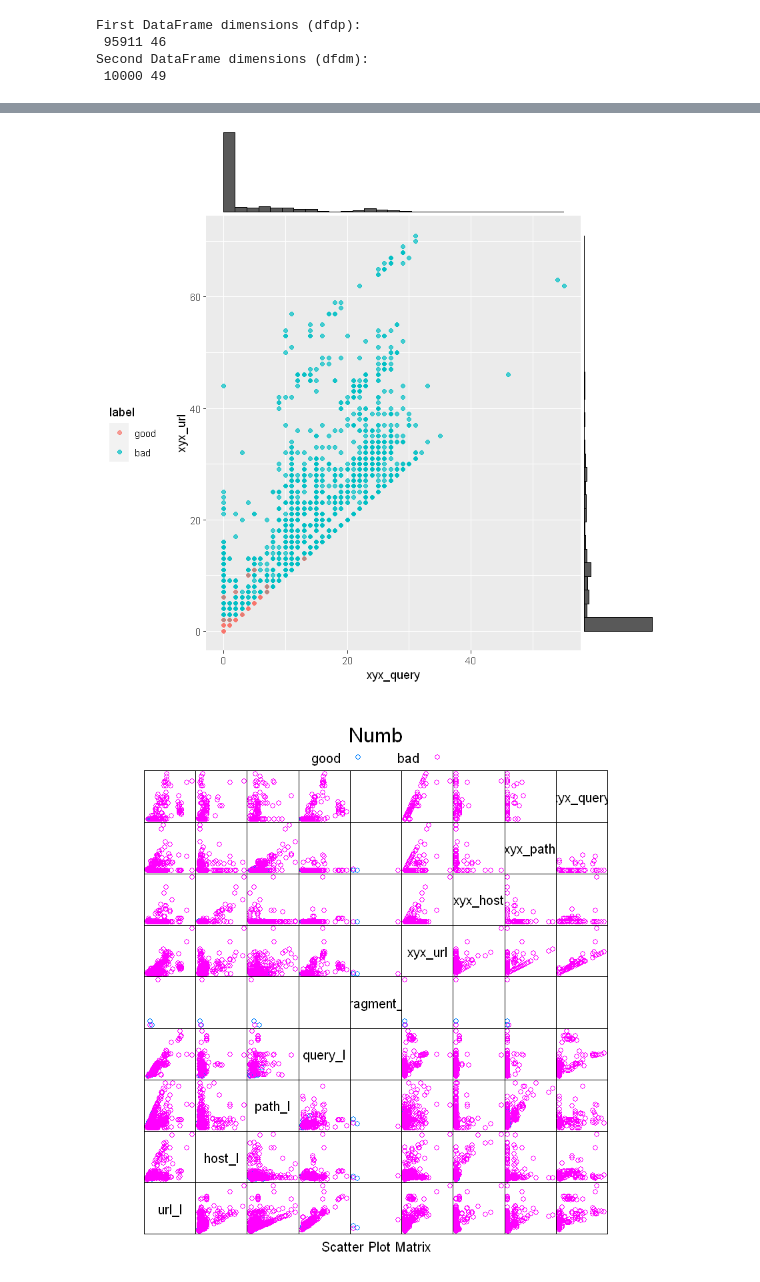
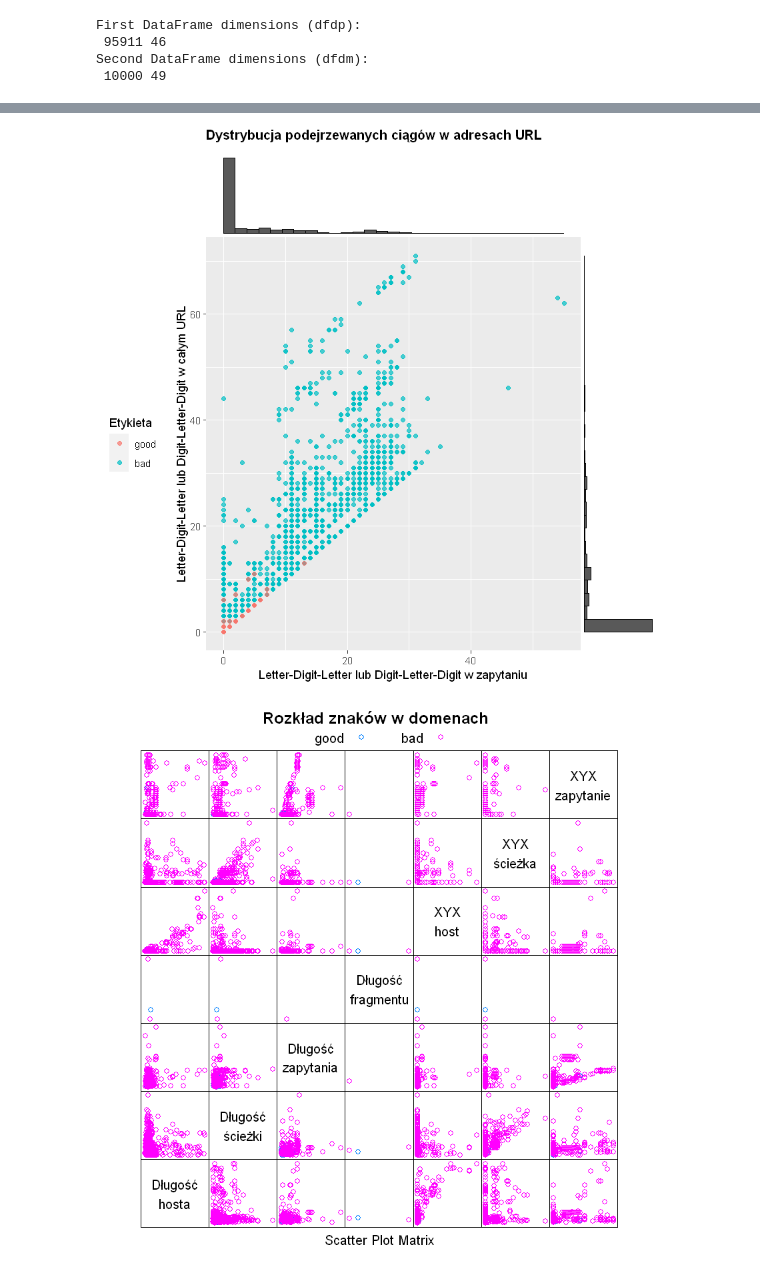
Before and after one commit to FrightenedFox/r-lab-project, a Jupyter notebook: data-visualization.ipynb, the cells around one changed output, grey strips where cells are left out. Cells and saved outputs as stored; diff of their text form; code cells hidden in the pictures.

```diff
--- a/data-visualization.ipynb
+++ b/data-visualization.ipynb
@@ -88,7 +92,6 @@ dfp[c("card_rem", "ratio_Rrem", "ratio_Arem",
       "jaccard_RR", "jaccard_RA", "jaccard_AR",
       "jaccard_AA", "jaccard_ARrd", "jaccard_ARrem")] <- NULL
 dfp$label <- factor(dfp$label)
-dfp$ranking <- factor(dfp$ranking)
 dfp$mld_res <- factor(dfp$mld_res)
 dfp$mld.ps_res <- factor(dfp$mld.ps_res)
 levels(dfp$label) <- c("good", "bad")
@@ -338,19 +375,31 @@ histogram(~ symb_url  | label  ,
 # %%
-p <- ggplot(fdfp[fdfp$url_l < 1000, ], aes(x=xyx_query, y=xyx_url, color=label)) +
-        geom_point(alpha=.7, na.rm=TRUE) +
-        theme(legend.position="left")
+p <- ggplot(fdfp[fdfp$url_l < 1000, ], aes(x = xyx_query, y = xyx_url, color = label)) +
+    geom_point(alpha = .7, na.rm = TRUE) +
+    theme(legend.position = "left") +
+    ylab("Letter-Digit-Letter lub Digit-Letter-Digit w całym URL") +
+    xlab("Letter-Digit-Letter lub Digit-Letter-Digit w zapytaniu") +
+    ggtitle("Dystrybucja podejrzewanych ciągów w adresach URL") +
+    theme(plot.title = element_text(family = "",
+                                    face = 'bold',
+                                    colour = 'black',
+                                    size = 12)) +
+    labs(color = "Etykieta")
 
-ggMarginal(p, type="histogram")
+ggMarginal(p, type = "histogram")
 # %% [output]
-[figure, old version]
+[figure, new version]
 # %%
-splom(~data.frame(url_l, host_l, path_l, query_l, fragment_l, xyx_url, xyx_host, xyx_path, xyx_query),
-      data = fdfp[sample(nrow(fdfp), 1000),],
+splom(~data.frame(host_l, path_l, query_l, fragment_l, xyx_host, xyx_path, xyx_query),
+      data = fdfp[sample(nrow(fdfp), 2000),],
       pch = 1,
+      main = "Rozkład znaków w domenach",
       groups = label,
       pscales = 0,
-      auto.key = list(columns = 2, title = "Numb")
+      auto.key = list(columns = 2),
+      varnames = c("Długość\nhosta", "Długość\nścieżki", "Długość\nzapytania",
+                   "Długość\nfragmentu", "XYX\nhost", "XYX\nścieżka",
+                   "XYX\nzapytanie")
       )
 # %% [output]
-[figure, old version]
+[figure, new version]
 # %%
```
Also changed, not shown: parts of 17 cells of this notebook, 4 other files.
